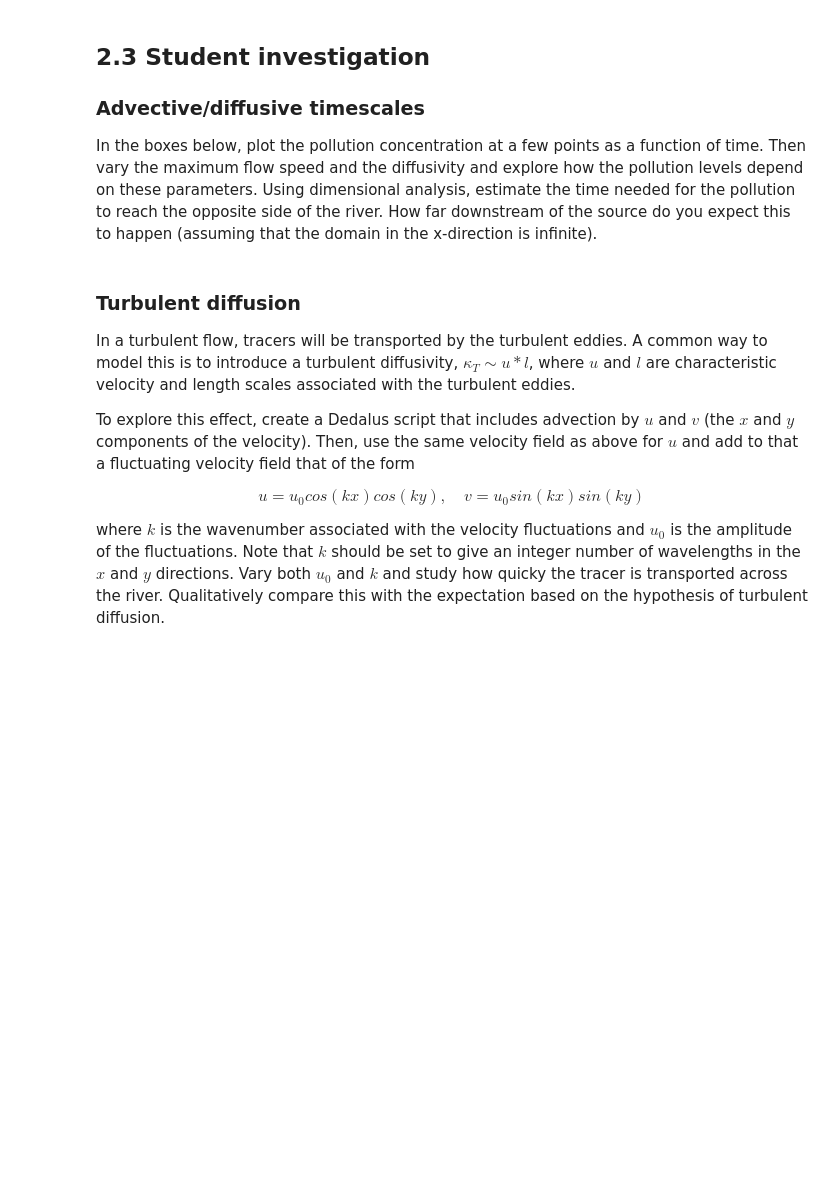
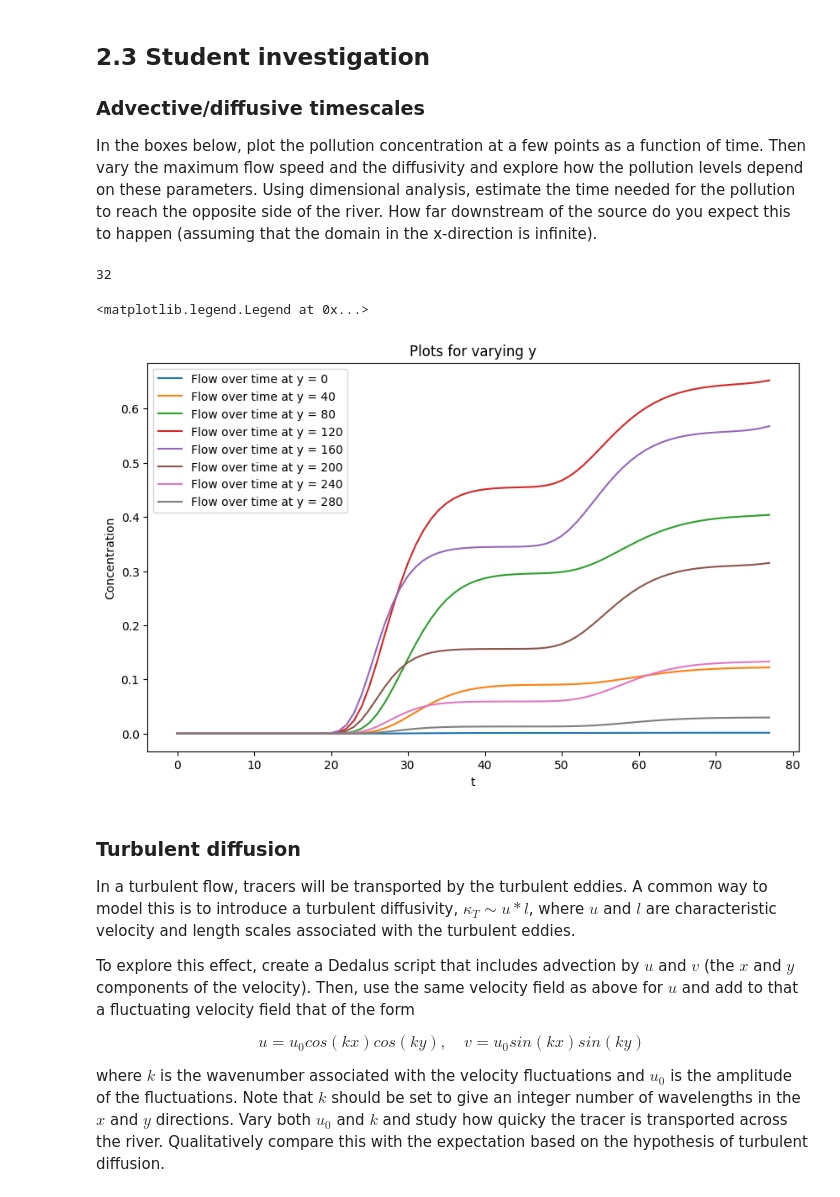
Before and after one commit to SquidsofDoom/QCES, a Jupyter notebook: Project2_transport.ipynb, the cells around one changed output. Cells and saved outputs as stored; diff of their text form; code cells hidden in the pictures; blank space fills up the shorter version.

```diff
--- a/Project2_transport.ipynb
+++ b/Project2_transport.ipynb
@@ -435,6 +456,21 @@ HTML(anim.to_html5_video())
 <a id='section2pt3'></a>
 ### Advective/diffusive timescales
 In the boxes below, plot the pollution concentration at a few points as a function of time. Then vary the maximum flow speed and the diffusivity and explore how the pollution levels depend on these parameters. Using dimensional analysis, estimate the time needed for the pollution to reach the opposite side of the river. How far downstream of the source do you expect this to happen (assuming that the domain in the x-direction is infinite).
+# %%
+pltnum = 8
+ysize = len(c_save[0,0,:])
+print(ysize)
+plt.figure(figsize=(10,6))
+for i in range(0,8):
+  plt.plot(c_save[:,0,4*i], label = f'Flow over time at y = {4*i*w}') # looking at the concentration over time for a given range of y values for a fixed x over time
+plt.title('Plots for varying y')
+plt.xlabel('t')
+plt.ylabel('Concentration')
+plt.legend()
+# %% [output]
+32
+<matplotlib.legend.Legend at 0x...>
+[figure, added]
 # %% [markdown]
 ### Turbulent diffusion
 In a turbulent flow, tracers will be transported by the turbulent eddies. A common way to model this is to introduce a turbulent diffusivity, $\kappa_T\sim u*l$, where $u$ and $l$ are characteristic velocity and length scales associated with the turbulent eddies.
```
Also changed, not shown: parts of 2 cells of this notebook.
